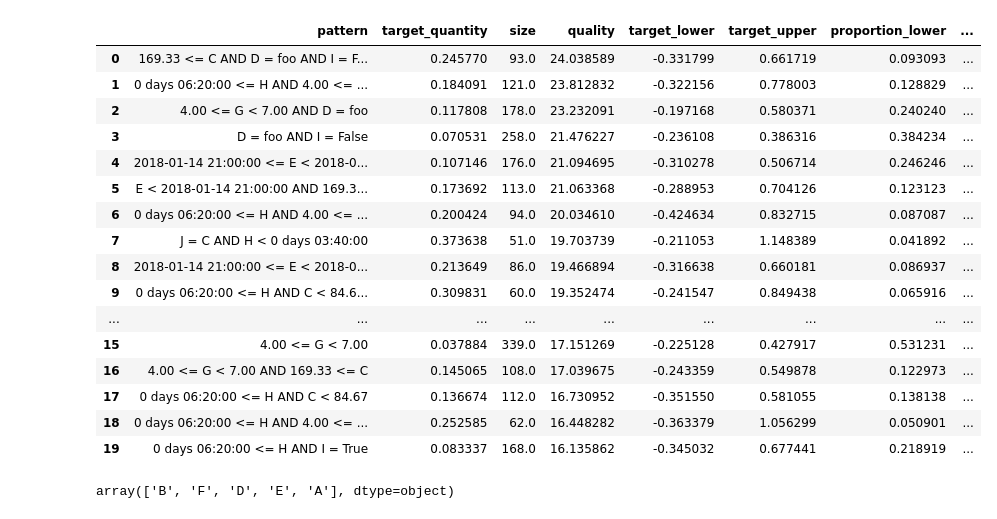
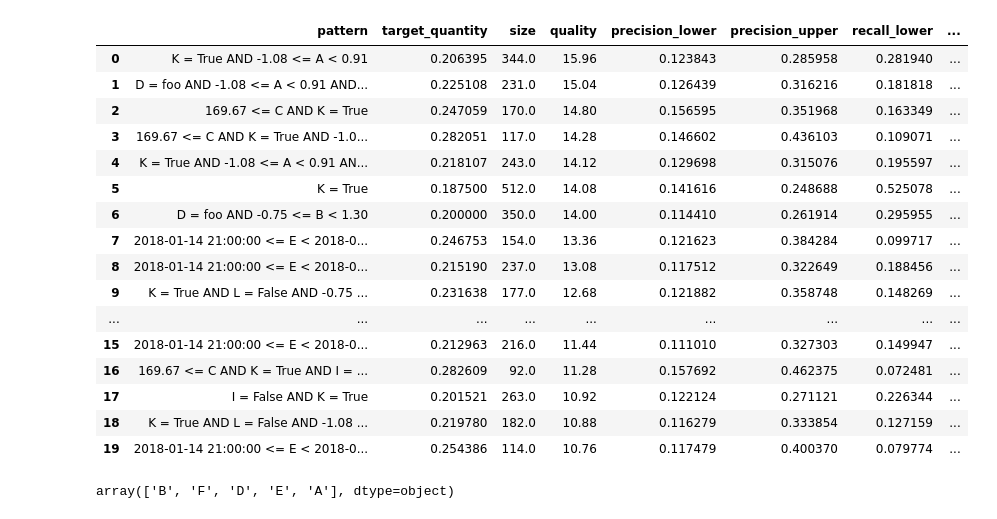
Before and after one commit to cslab-hub/sd4py, a Jupyter notebook: Extra functions development.ipynb, the cells around one changed output. Saved outputs shown, nothing was run; the diff lists cells and outputs as text; code cells hidden in the pictures.

Commit message:
Updated Monte Carlo in extra functions

```diff
--- a/Extra functions development.ipynb
+++ b/Extra functions development.ipynb
@@ -148,0 +205,33 @@ def confidence_intervals(subgroups, data, target, value=None, ignore_defaults=Fa
+# %%
+def confidence_precision_recall_f1(subgroups, data, target, value=None, ignore_defaults=False, number_simulations=100, frac=1/3, replace=True):
+
+    def metric_function(sample, subgroup_sample, target):
+
+        subgroup_sample = subgroup_sample.loc[:,target]
+        sample = sample.loc[:,target]
+
+        precision = subgroup_sample.eq(value).sum() / subgroup_sample.count()
+        recall = subgroup_sample.eq(value).sum() / sample.eq(value).sum()
+        f1 = (2 * precision * recall) / (precision + recall)
+
+        return precision, recall, f1
+
+    def aggregation_function(subgroup_values):
+
+        out = {
+            'precision_lower': np.nanquantile([val[0] for val in subgroup_values], 0.05),
+            'precision_upper': np.nanquantile([val[0] for val in subgroup_values], 0.95),
+            'recall_lower': np.nanquantile([val[1] for val in subgroup_values], 0.05),
+            'recall_upper': np.nanquantile([val[1] for val in subgroup_values], 0.95),
+            'f1_lower': np.nanquantile([val[2] for val in subgroup_values], 0.05),
+            'f1_upper': np.nanquantile([val[2] for val in subgroup_values], 0.95)
+        }
+
+        return out
+
+    results_dict = monte_carlo(subgroups, data, target, metric_function, aggregation_function, value=value,
+                ignore_defaults=ignore_defaults, number_simulations=number_simulations, frac=frac, replace=replace)
+
+    return pd.DataFrame({'pattern':str(subgroup), **values} for subgroup, values in results_dict.items())
+# %%
+subgroups = sd4py.discover_subgroups(df2, "J")
@@ -149,20 +258,20 @@ def confidence_intervals(subgroups, data, target, value=None, ignore_defaults=Fa
 # %%
-subgroups.to_df().merge(confidence_intervals(subgroups, df2, "A"), on="pattern")
+subgroups.to_df().merge(confidence_precision_recall_f1(subgroups, df2, "J", value="A", number_simulations=100), on="pattern")
 # %% [output]
-|  | pattern | target_quantity | size | quality | target_lower | target_upper | proportion_lower | ... |
-| 0 | 169.33 <= C AND D = foo AND I = F... | 0.245770 | 93.0 | 24.038589 | -0.331799 | 0.661719 | 0.093093 | ... |
-| 1 | 0 days 06:20:00 <= H AND 4.00 <= ... | 0.184091 | 121.0 | 23.812832 | -0.322156 | 0.778003 | 0.128829 | ... |
-| 2 | 4.00 <= G < 7.00 AND D = foo | 0.117808 | 178.0 | 23.232091 | -0.197168 | 0.580371 | 0.240240 | ... |
-| 3 | D = foo AND I = False | 0.070531 | 258.0 | 21.476227 | -0.236108 | 0.386316 | 0.384234 | ... |
-| 4 | 2018-01-14 21:00:00 <= E < 2018-0... | 0.107146 | 176.0 | 21.094695 | -0.310278 | 0.506714 | 0.246246 | ... |
-| 5 | E < 2018-01-14 21:00:00 AND 169.3... | 0.173692 | 113.0 | 21.063368 | -0.288953 | 0.704126 | 0.123123 | ... |
-| 6 | 0 days 06:20:00 <= H AND 4.00 <= ... | 0.200424 | 94.0 | 20.034610 | -0.424634 | 0.832715 | 0.087087 | ... |
-| 7 | J = C AND H < 0 days 03:40:00 | 0.373638 | 51.0 | 19.703739 | -0.211053 | 1.148389 | 0.041892 | ... |
-| 8 | 2018-01-14 21:00:00 <= E < 2018-0... | 0.213649 | 86.0 | 19.466894 | -0.316638 | 0.660181 | 0.086937 | ... |
-| 9 | 0 days 06:20:00 <= H AND C < 84.6... | 0.309831 | 60.0 | 19.352474 | -0.241547 | 0.849438 | 0.065916 | ... |
+|  | pattern | target_quantity | size | quality | precision_lower | precision_upper | recall_lower | ... |
+| 0 | K = True AND -1.08 <= A < 0.91 | 0.206395 | 344.0 | 15.96 | 0.123843 | 0.285958 | 0.281940 | ... |
+| 1 | D = foo AND -1.08 <= A < 0.91 AND... | 0.225108 | 231.0 | 15.04 | 0.126439 | 0.316216 | 0.181818 | ... |
+| 2 | 169.67 <= C AND K = True | 0.247059 | 170.0 | 14.80 | 0.156595 | 0.351968 | 0.163349 | ... |
+| 3 | 169.67 <= C AND K = True AND -1.0... | 0.282051 | 117.0 | 14.28 | 0.146602 | 0.436103 | 0.109071 | ... |
+| 4 | K = True AND -1.08 <= A < 0.91 AN... | 0.218107 | 243.0 | 14.12 | 0.129698 | 0.315076 | 0.195597 | ... |
+| 5 | K = True | 0.187500 | 512.0 | 14.08 | 0.141616 | 0.248688 | 0.525078 | ... |
+| 6 | D = foo AND -0.75 <= B < 1.30 | 0.200000 | 350.0 | 14.00 | 0.114410 | 0.261914 | 0.295955 | ... |
+| 7 | 2018-01-14 21:00:00 <= E < 2018-0... | 0.246753 | 154.0 | 13.36 | 0.121623 | 0.384284 | 0.099717 | ... |
+| 8 | 2018-01-14 21:00:00 <= E < 2018-0... | 0.215190 | 237.0 | 13.08 | 0.117512 | 0.322649 | 0.188456 | ... |
+| 9 | K = True AND L = False AND -0.75 ... | 0.231638 | 177.0 | 12.68 | 0.121882 | 0.358748 | 0.148269 | ... |
 | ... | ... | ... | ... | ... | ... | ... | ... | ... |
-| 15 | 4.00 <= G < 7.00 | 0.037884 | 339.0 | 17.151269 | -0.225128 | 0.427917 | 0.531231 | ... |
-| 16 | 4.00 <= G < 7.00 AND 169.33 <= C | 0.145065 | 108.0 | 17.039675 | -0.243359 | 0.549878 | 0.122973 | ... |
-| 17 | 0 days 06:20:00 <= H AND C < 84.67 | 0.136674 | 112.0 | 16.730952 | -0.351550 | 0.581055 | 0.138138 | ... |
-| 18 | 0 days 06:20:00 <= H AND 4.00 <= ... | 0.252585 | 62.0 | 16.448282 | -0.363379 | 1.056299 | 0.050901 | ... |
-| 19 | 0 days 06:20:00 <= H AND I = True | 0.083337 | 168.0 | 16.135862 | -0.345032 | 0.677441 | 0.218919 | ... |
+| 15 | 2018-01-14 21:00:00 <= E < 2018-0... | 0.212963 | 216.0 | 11.44 | 0.111010 | 0.327303 | 0.149947 | ... |
+| 16 | 169.67 <= C AND K = True AND I = ... | 0.282609 | 92.0 | 11.28 | 0.157692 | 0.462375 | 0.072481 | ... |
+| 17 | I = False AND K = True | 0.201521 | 263.0 | 10.92 | 0.122124 | 0.271121 | 0.226344 | ... |
+| 18 | K = True AND L = False AND -1.08 ... | 0.219780 | 182.0 | 10.88 | 0.116279 | 0.333854 | 0.127159 | ... |
+| 19 | 2018-01-14 21:00:00 <= E < 2018-0... | 0.254386 | 114.0 | 10.76 | 0.117479 | 0.400370 | 0.079774 | ... |
```
Also changed, not shown: parts of 12 cells of this notebook.
